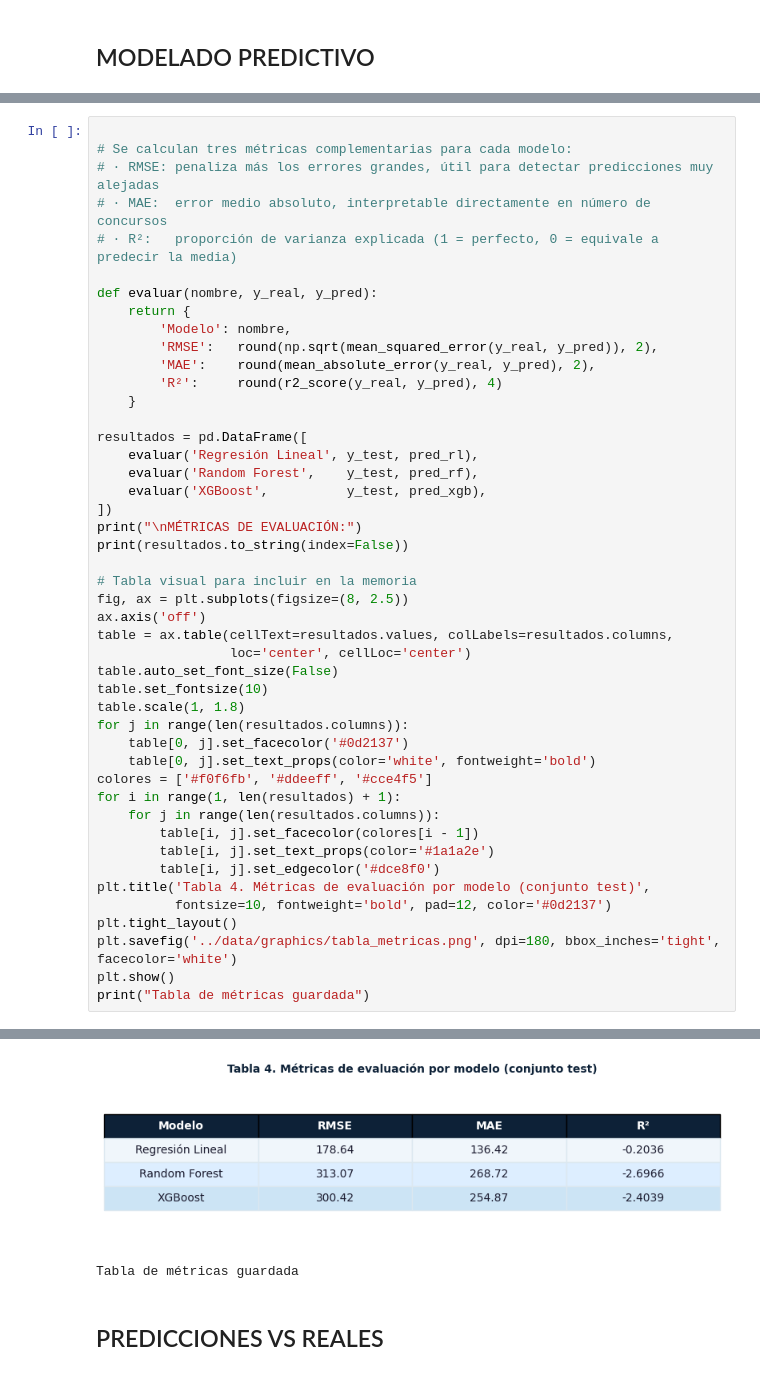
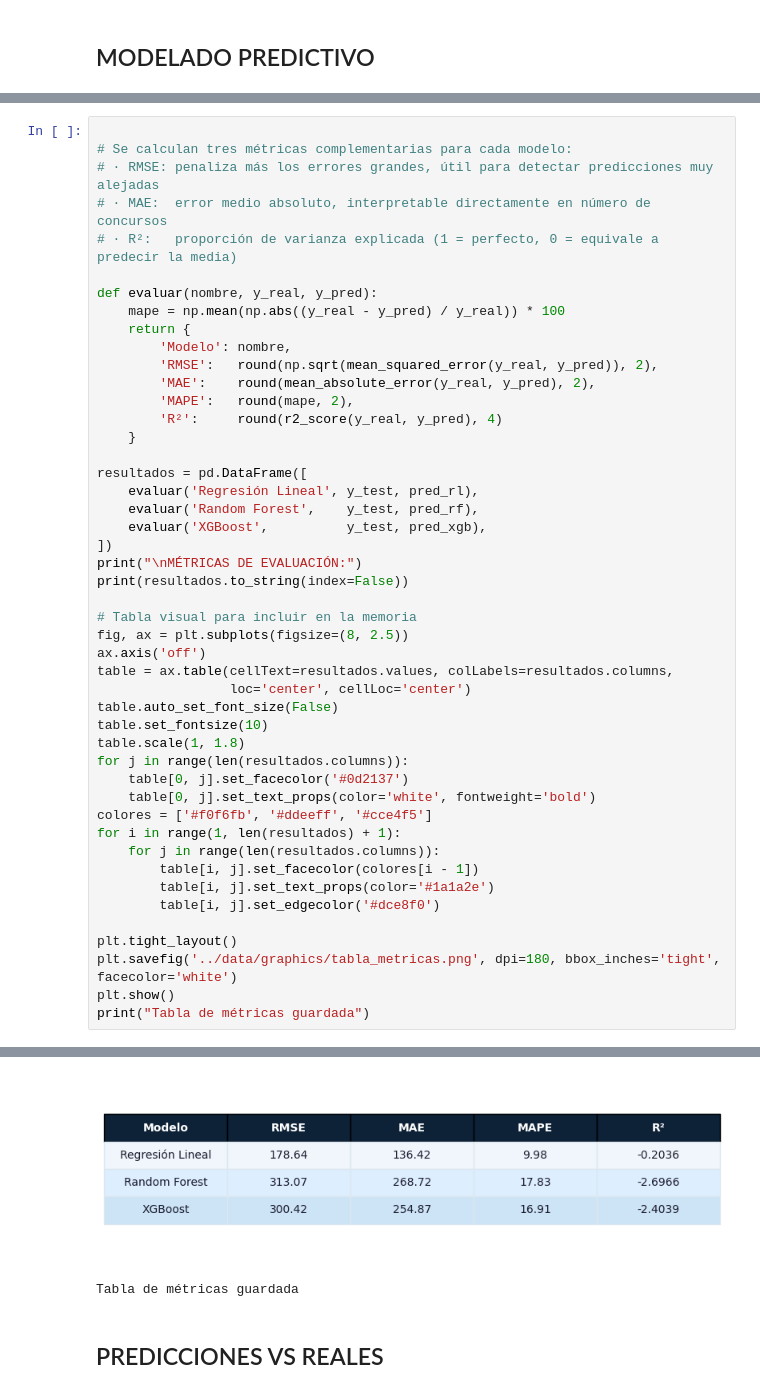
Before and after one commit to nataliaarranz/TFG, a Jupyter notebook: notebook/02_analisis_dato.ipynb, the cells around one changed output, grey strips where cells are left out. Drawn from its saved outputs; the diff is of its cells as text.

```diff
--- a/notebook/02_analisis_dato.ipynb
+++ b/notebook/02_analisis_dato.ipynb
@@ -155,10 +373,12 @@ XGBoost entrenado — mejores parámetros: {'colsample_bytree': 1.0, 'learning_r
 # · R²:   proporción de varianza explicada (1 = perfecto, 0 = equivale a predecir la media)
 
 def evaluar(nombre, y_real, y_pred):
+    mape = np.mean(np.abs((y_real - y_pred) / y_real)) * 100
     return {
         'Modelo': nombre,
         'RMSE':   round(np.sqrt(mean_squared_error(y_real, y_pred)), 2),
         'MAE':    round(mean_absolute_error(y_real, y_pred), 2),
+        'MAPE':   round(mape, 2),
         'R²':     round(r2_score(y_real, y_pred), 4)
     }
 
@@ -187,8 +407,7 @@ for i in range(1, len(resultados) + 1):
         table[i, j].set_facecolor(colores[i - 1])
         table[i, j].set_text_props(color='#1a1a2e')
         table[i, j].set_edgecolor('#dce8f0')
-plt.title('Tabla 4. Métricas de evaluación por modelo (conjunto test)',
-          fontsize=10, fontweight='bold', pad=12, color='#0d2137')
+
 plt.tight_layout()
 plt.savefig('../data/graphics/tabla_metricas.png', dpi=180, bbox_inches='tight', facecolor='white')
 plt.show()
@@ -202,4 +421,4 @@ Regresión Lineal 178.64 136.42 -0.2036
-[figure, old version]
+[figure, new version]
 Tabla de métricas guardada
 # %% [markdown]
 ## PREDICCIONES VS REALES
```
Also changed, not shown: parts of 14 cells of this notebook, 17 other files.
